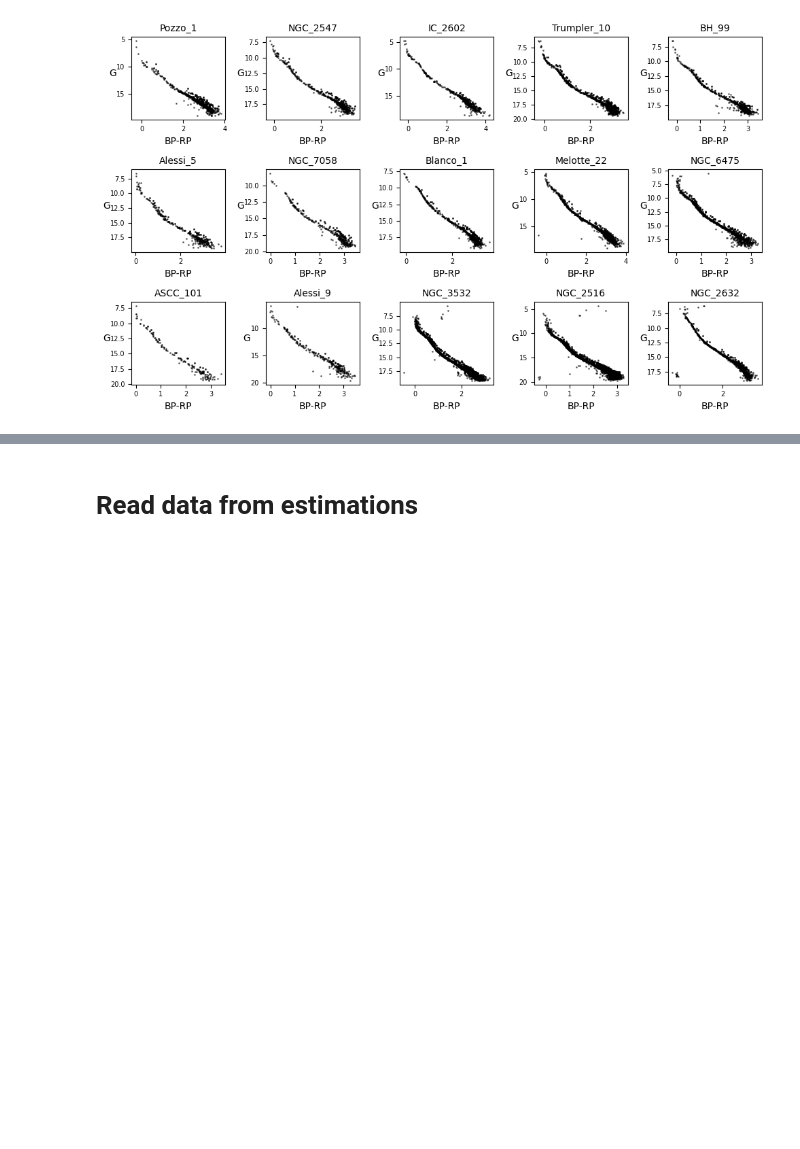
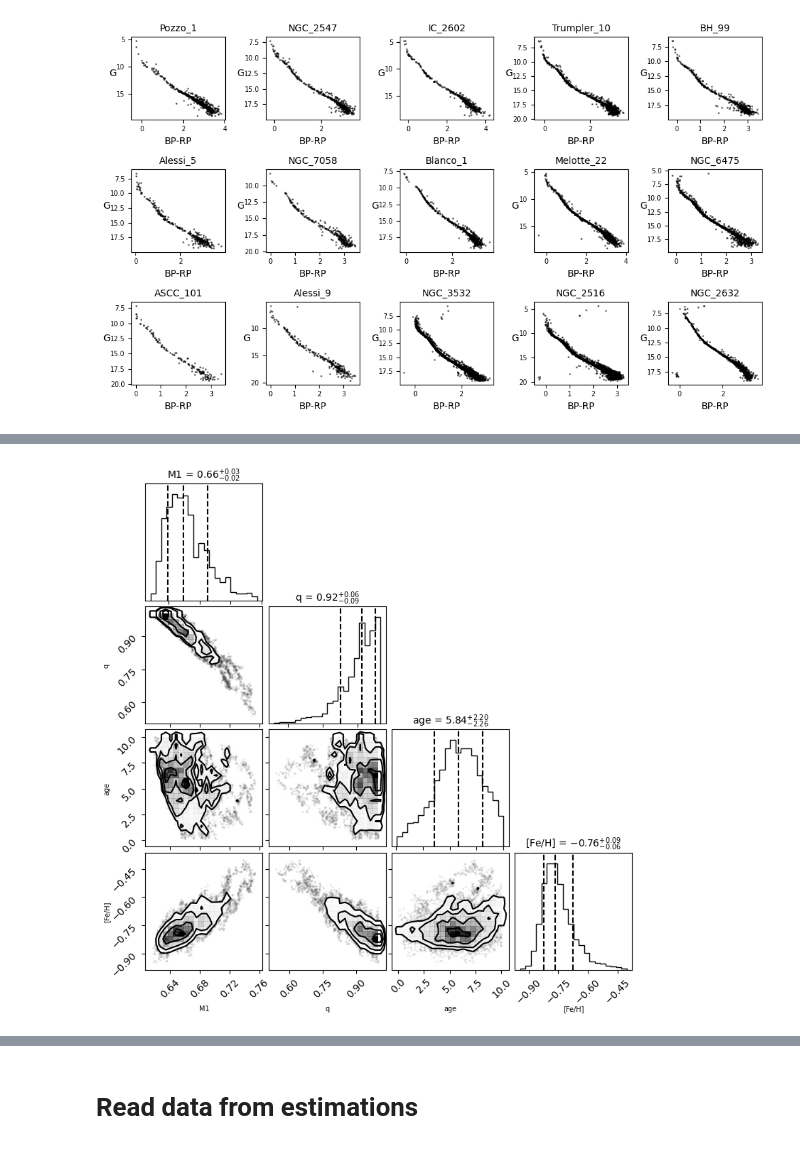
Before and after one commit to stevenalfonso/SBIforBinaryStars, a Jupyter notebook: sbi_for_binaries.ipynb, the cells around one changed output, grey strips where cells are left out. Cells and saved outputs as stored; diff of their text form; code cells hidden in the pictures; blank space fills up the shorter version.

```diff
--- a/sbi_for_binaries.ipynb
+++ b/sbi_for_binaries.ipynb
@@ -453,0 +446,7 @@ ax.tick_params(axis='both', which='major', labelsize=7)
+# %%
+cond_g = (df_cluster['g_mag'] >= min_g_mag_simulated) & (df_cluster['g_mag'] <= max_g_mag_simulated)
+cond_bp = (df_cluster['bp_mag'] >= min_bp_mag_simulated) & (df_cluster['bp_mag'] <= max_bp_mag_simulated)
+cond_rp = (df_cluster['rp_mag'] >= min_rp_mag_simulated) & (df_cluster['rp_mag'] <= max_rp_mag_simulated)
+
+bound_df_cluster = df_cluster[cond_g & cond_bp & cond_rp].reset_index(drop=True)
+bound_df_cluster
@@ -454,12 +467,12 @@ ax.tick_params(axis='both', which='major', labelsize=7)
 # %%
 L = 4 # number of parameters
-num_injections = len(df)
+num_injections = len(bound_df_cluster)
 parameters = np.empty((num_injections, num_samples, L))
-# b_mag, r_mag, g_mag
+# g_mag, bp_mag, rp_mag
 
-for i in tqdm(range(len(df))):
-    observation_per_star = df[['phot_bp_mean_mag','phot_rp_mean_mag','phot_g_mean_mag']].to_numpy()
-    observation_per_star = torch.from_numpy(observation_per_star)
-    parameters[i] = posterior.sample((num_samples,), x=observation_per_star, show_progress_bars=True)
+for i in tqdm(range(num_injections)):
+    observation_per_star = bound_df_cluster[['g_mag','bp_mag','rp_mag']].to_numpy()[i]
+    print(observation_per_star)
+    parameters[i] = posterior.sample((num_samples,), x=torch.tensor(observation_per_star), show_progress_bars=True)
     break
 # %% [output]
@@ -466,0 +490,7 @@ KeyboardInterrupt:
+# %%
+n_dim = parameters[0].shape[1]
+fig, _ = plt.subplots(n_dim, n_dim, figsize=(8,8))
+fig = corner.corner(parameters[0], labels=labels, quantiles=[0.16, 0.5, 0.84], show_titles=True, fig=fig,
+                    title_kwargs={"fontsize":10}, label_kwargs=dict(fontsize=7), truth_color='C0')
+# %% [output]
+[figure, added]
```
Also changed, not shown: parts of 25 cells of this notebook, 11 other files.
